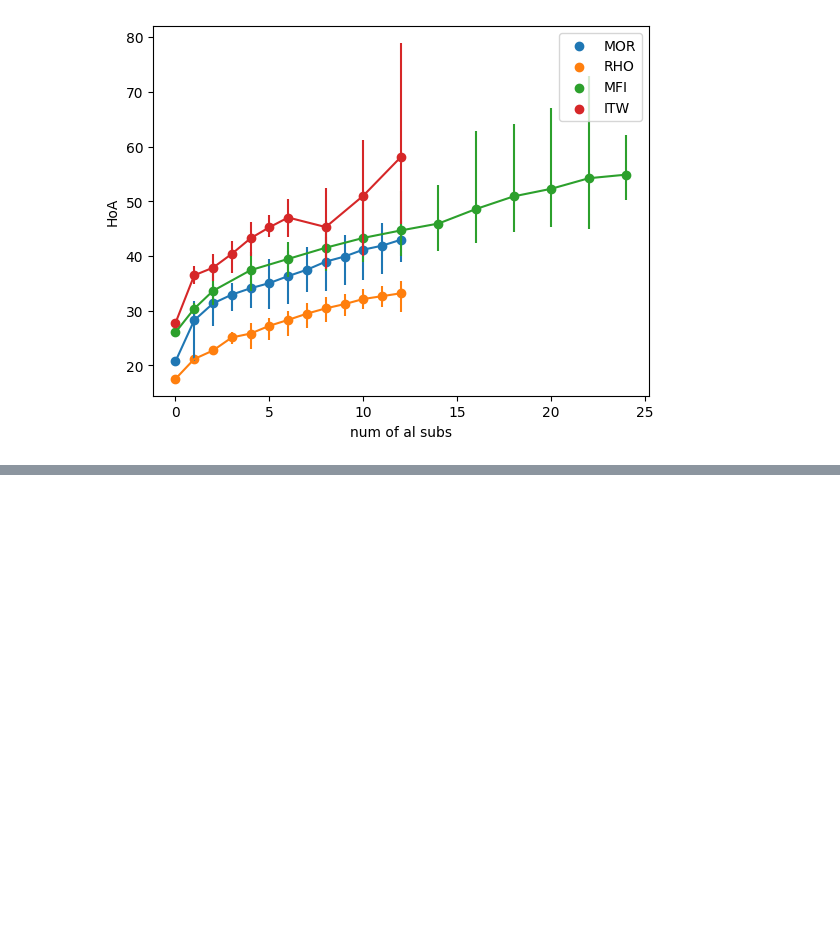
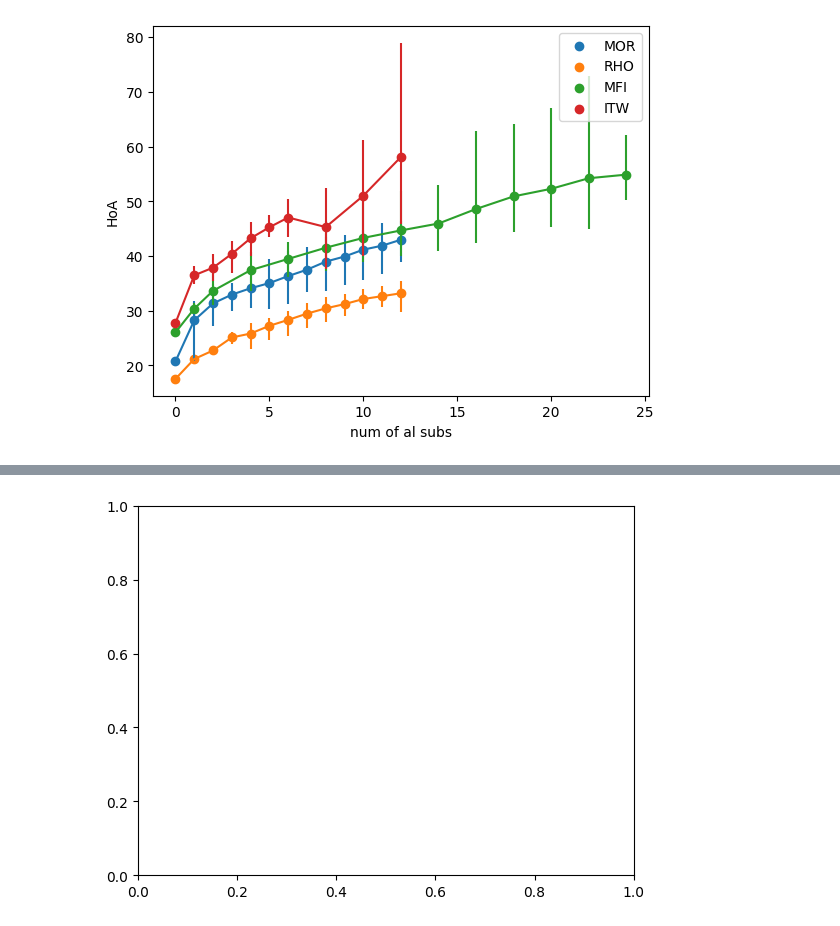
Before and after one commit to marko-petkovic/zeolite-property-prediction, a Jupyter notebook: plotting.ipynb, the cells around one changed output, grey strips where cells are left out. Drawn from its saved outputs; the diff is of its cells as text; code cells hidden in the pictures; blank space fills up the shorter version.

```diff
--- a/plotting.ipynb
+++ b/plotting.ipynb
@@ -34,0 +70,8 @@ Text(0.5, 0, 'num of al subs')
+# %%
+fig1 = plt.figure()
+plt.scatter([0,1,2], [3,5,4])
+# %%
+f,a = plt.subplots()
+a = fig1
+# %% [output]
+[figure, added]
```
Also changed, not shown: parts of 6 cells of this notebook, 23 other files.
